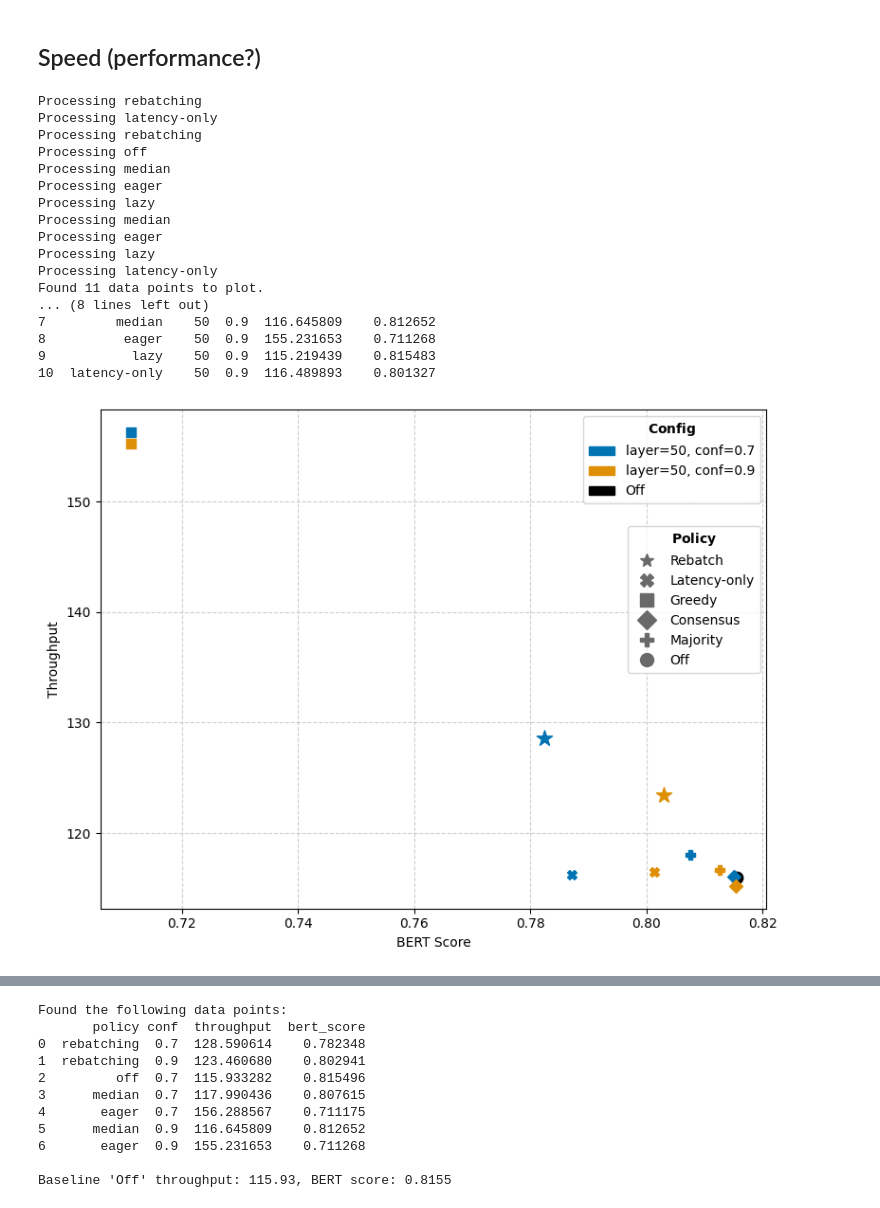
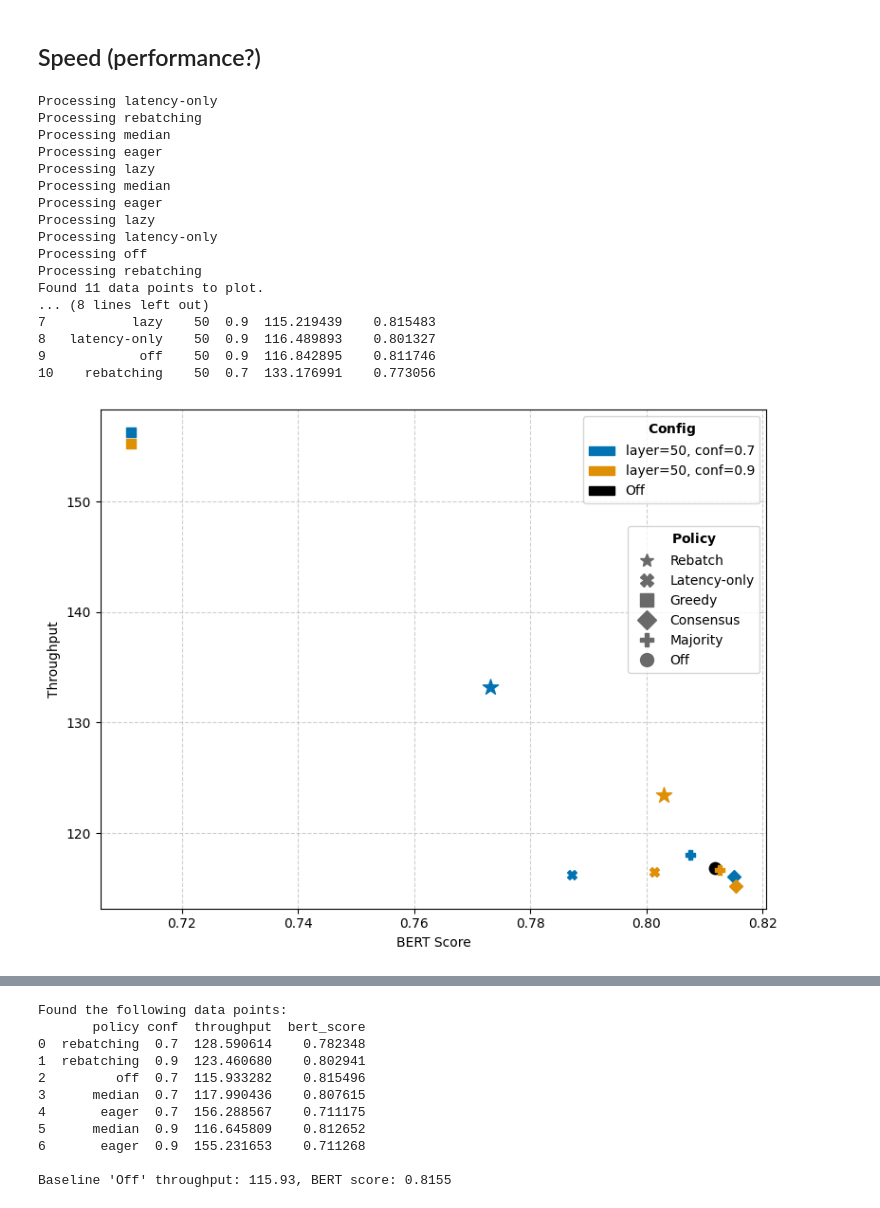
Before and after one commit to xutingl/vattention-ee, a Jupyter notebook: outputs_70b/figure_2160_batch_8_817.ipynb, the cells around one changed output, grey strips where cells are left out. Drawn from its saved outputs; the diff is of its cells as text; code cells hidden in the pictures.

```diff
--- a/outputs_70b/figure_2160_batch_8_817.ipynb
+++ b/outputs_70b/figure_2160_batch_8_817.ipynb
@@ -40,8 +40,14 @@ def plot_throughput_vs_bert_from_csvs(data_dir):
     if not isinstance(data_dir, Path):
         data_dir = Path(data_dir)
 
+
     for csv_path in data_dir.glob("*.csv"):
         fname = csv_path.name
+
+        if fname == "req_2160_batch_8_layer_50_conf_0.7_rebatching_copy.csv":
+            continue
+
+
         m = re.search(r"layer_([0-9]+)_conf_([0-9.]+)_([a-z\-]+)_copy\.csv$", fname)
         if m:
             layer, conf, policy = m.group(1), m.group(2), m.group(3)
@@ -61,6 +67,8 @@ def plot_throughput_vs_bert_from_csvs(data_dir):
 
             throughput = df["throughput"].mean()
             bert_score = df["bert_score"].mean()
+
+
             rows.append({
                 "policy": policy,
                 "layer": layer,
@@ -127,40 +135,40 @@ def plot_throughput_vs_bert_from_csvs(data_dir):
     policy_handles = [
         mlines.Line2D([], [], color='dimgrey', marker=policies[p]['marker'],
                       linestyle='None', markersize=10, label=policies[p]['label'])
         for p in policy_order
     ]
     # Create the second legend, placing it below the first one by adjusting
     # the vertical component of `bbox_to_anchor`.
     ax.legend(handles=policy_handles, title="$\\bf{Policy}$",
               loc='upper right', bbox_to_anchor=(1, 0.78))
 
     # --- Final Touches ---
     ax.set_xlabel("BERT Score")
     ax.set_ylabel("Throughput")
     #ax.set_title("Throughput vs. BERT Score by Policy and Configuration")
     ax.grid(True, linestyle='--', alpha=0.6)
     plt.tight_layout()
     plt.show()
 plot_throughput_vs_bert_from_csvs(data_dir)
 # %% [output]
-Processing rebatching
 Processing latency-only
 Processing rebatching
-Processing off
 Processing median
 Processing eager
 Processing lazy
 Processing median
 Processing eager
 Processing lazy
 Processing latency-only
+Processing off
+Processing rebatching
 Found 11 data points to plot.
 ... (8 lines left out)
-7         median    50  0.9  116.645809    0.812652
-8          eager    50  0.9  155.231653    0.711268
-9           lazy    50  0.9  115.219439    0.815483
-10  latency-only    50  0.9  116.489893    0.801327
+7           lazy    50  0.9  115.219439    0.815483
+8   latency-only    50  0.9  116.489893    0.801327
+9            off    50  0.9  116.842895    0.811746
+10    rebatching    50  0.7  133.176991    0.773056
-[figure, old version]
+[figure, new version]
 # %%
 def plot_throughput_vs_bert_from_csvs(data_dir):
     """
```
Also changed, not shown: parts of 3 cells of this notebook, 3 other files.
